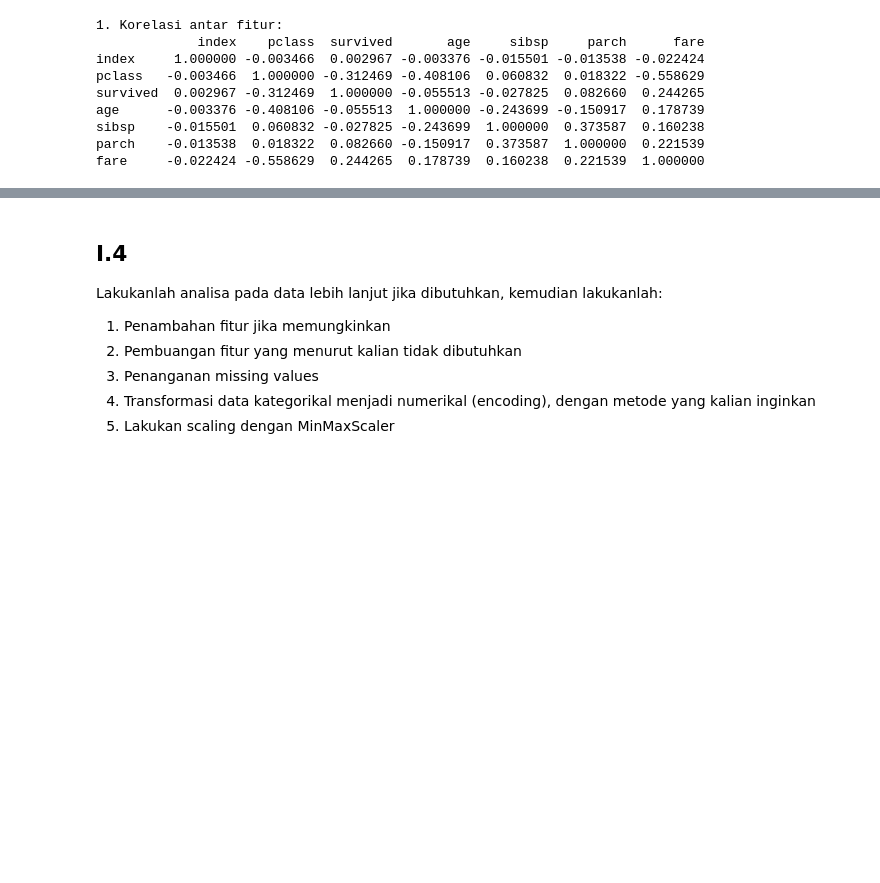
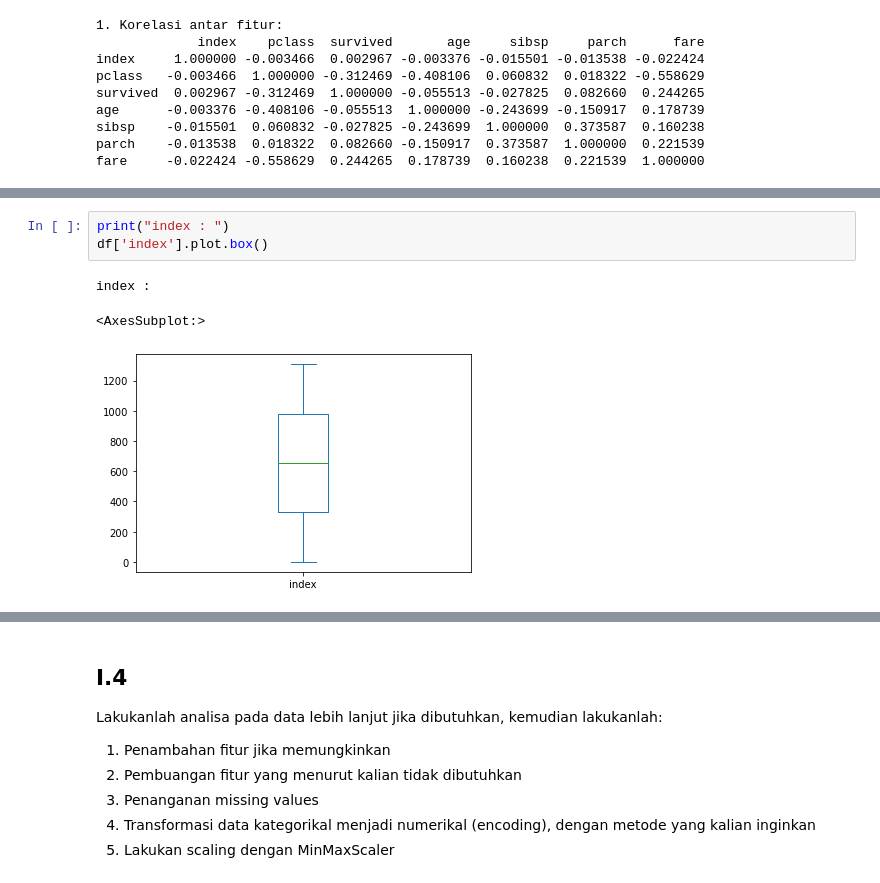
Before and after one commit to Josegalbraith/Tucil1_13519022_13519032, a Jupyter notebook: TP_13519022_13519032/Tugas_Pendahuluan_IF3270.ipynb, the cells around one changed output, grey strips where cells are left out. Drawn from its saved outputs; the diff is of its cells as text; blank space fills up the shorter version.

```diff
--- a/TP_13519022_13519032/Tugas_Pendahuluan_IF3270.ipynb
+++ b/TP_13519022_13519032/Tugas_Pendahuluan_IF3270.ipynb
@@ -230,0 +227,7 @@ print("3. Visualisasi distribusi dari tiap fitur, dengan data dibagi tiap unique
+# %%
+print("index : ")
+df['index'].plot.box()
+# %% [output]
+index :
+<AxesSubplot:>
+[figure, added]
```
Also changed, not shown: parts of 29 cells of this notebook.
